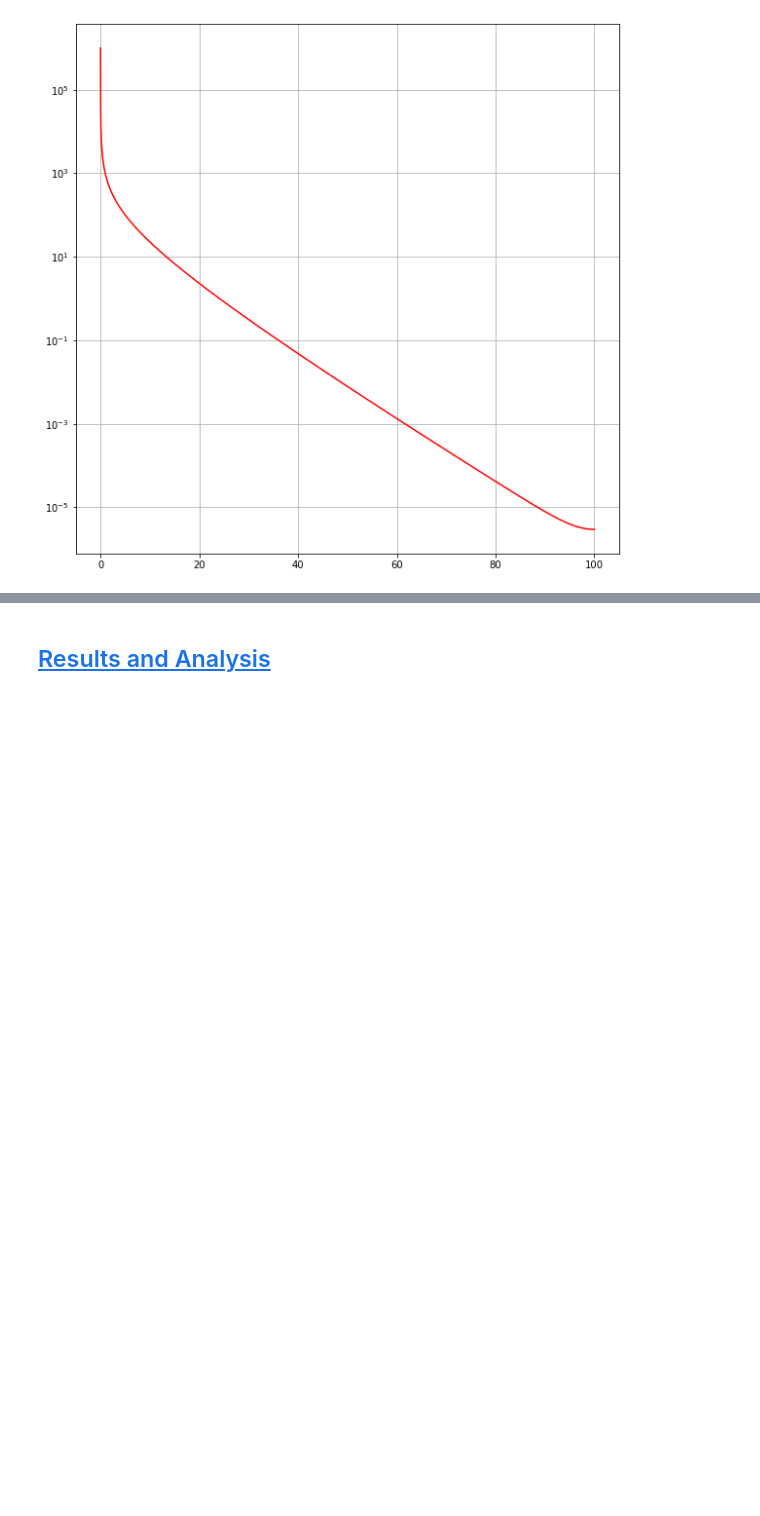
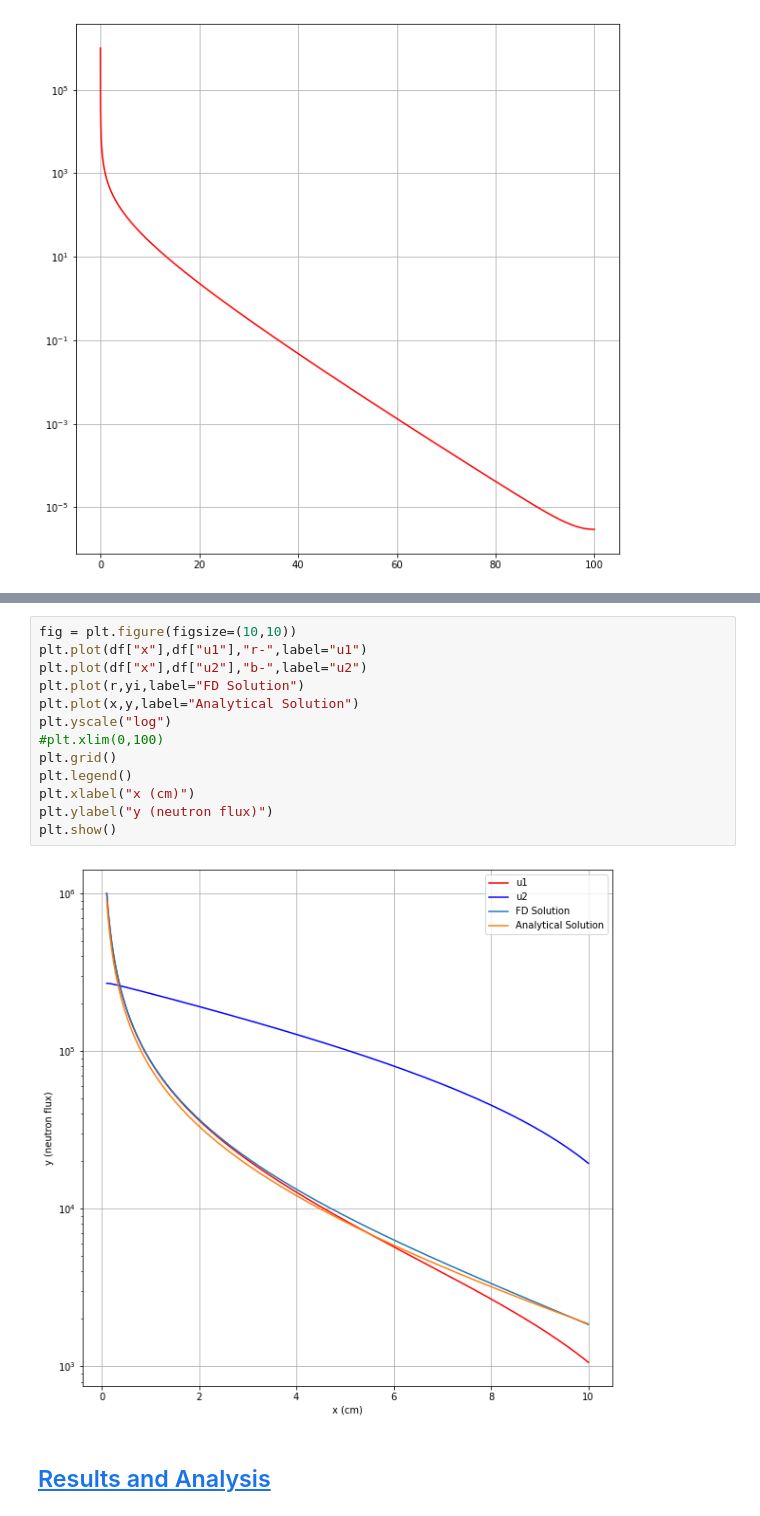
Before and after one commit to AnthonyB08/neutron__transport, a Jupyter notebook: report-coupled-3Domains.ipynb, the cells around one changed output, grey strips where cells are left out. Drawn from its saved outputs; the diff is of its cells as text; blank space fills up the shorter version.

```diff
--- a/report-coupled-3Domains.ipynb
+++ b/report-coupled-3Domains.ipynb
@@ -214,2 +185,17 @@ plt.show()
+# %%
+fig = plt.figure(figsize=(10,10))
+plt.plot(df["x"],df["u1"],"r-",label="u1")
+plt.plot(df["x"],df["u2"],"b-",label="u2")
+plt.plot(r,yi,label="FD Solution")
+plt.plot(x,y,label="Analytical Solution")
+plt.yscale("log")
+#plt.xlim(0,100)
+plt.grid()
+plt.legend()
+plt.xlabel("x (cm)")
+plt.ylabel("y (neutron flux)")
+plt.show()
+# %% [output]
+[figure, added]
 # %% [markdown]
 ## [Results and Analysis](#toc)<a id="ranalysis"></a>
```
Also changed, not shown: parts of 8 cells of this notebook, 2 other files.
